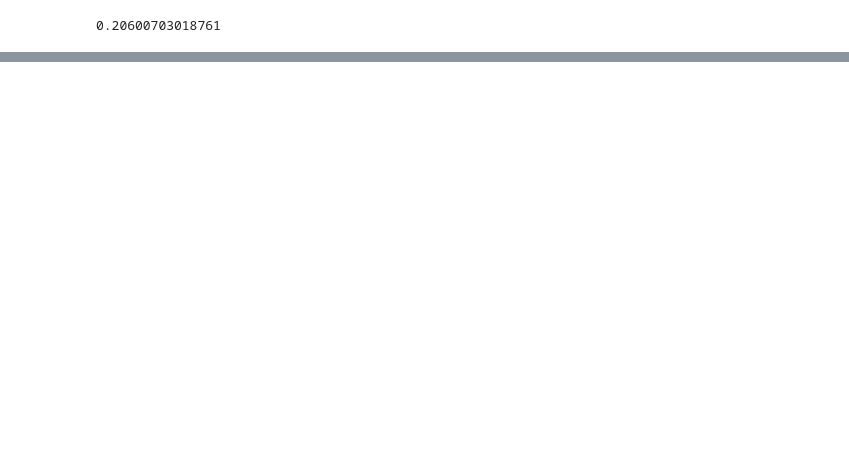
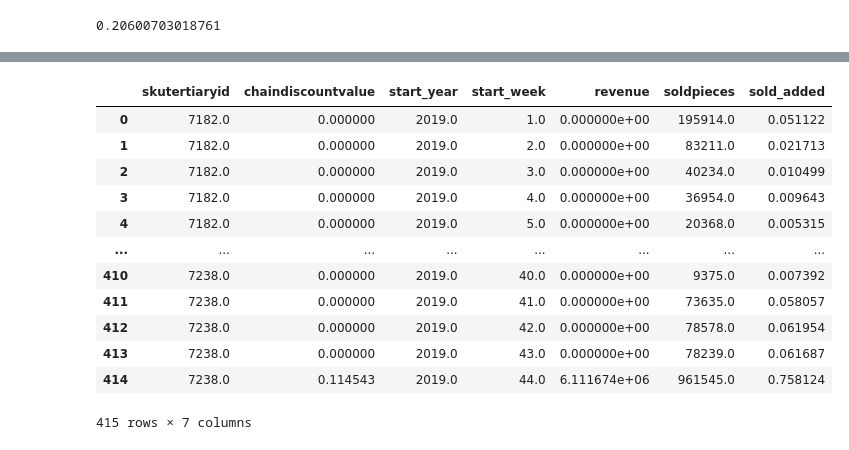
Before and after one commit to KMSIGN/accenture-promo-hack, a Jupyter notebook: experiments/train.ipynb, the cells around one changed output, grey strips where cells are left out. Cells and saved outputs as stored; diff of their text form; code cells hidden in the pictures; blank space fills up the shorter version.

```diff
--- a/experiments/train.ipynb
+++ b/experiments/train.ipynb
@@ -19,6 +20,10 @@ promo_sum
 | 1 | 7234 | 0.239229 | 2019 | 4 | 3.136620e+07 | 2543043 | 0.190187 |
 | 13 | 7234 | 0.142418 | 2019 | 16 | 3.291463e+07 | 4684197 | 0.350318 |
 64 rows × 7 columns
+# %%
+normal_sold = {}
+for itemid in sales_sum['skutertiaryid'].unique():
+    normal_sold[itemid] = sales_sum[sales_sum['skutertiaryid'] == itemid]['salerevenuerub'].median()
 # %%
 from sklearn.linear_model import LinearRegression
 from sklearn.model_selection import train_test_split
@@ -48,0 +102,42 @@ promo_sum.iloc[0]['chaindiscountvalue']
+# %%
+train_data = []
+for itemid in promo_sum['skutertiaryid'].unique():
+    promo_item = promo_sum[promo_sum['skutertiaryid'] == itemid].sort_values('start_week')
+    last_week: int = 0
+    for index, row in promo_item.iterrows():
+        if row['start_week'] - last_week > 1:
+            for i in range(last_week+1, int(row['start_week'])):
+                week_sales = sales_sum[(sales_sum['year'] == row['start_year']) & (sales_sum['week'] == i) & (sales_sum['skutertiaryid'] == row['skutertiaryid'])]
+                if len(week_sales) > 0:
+                    train_data.append([
+                                        int(row['skutertiaryid']),
+                                        0,
+                                        int(row['start_year']),
+                                        int(i),
+                                        0,
+                                        week_sales.iloc[0]['soldpieces'],
+                                        week_sales.iloc[0]['soldpieces']/normal_sold[row['skutertiaryid']]
+                                       ])
+                    last_week = int(row['start_week'])
+                else:
+                    train_data.append([int(row['skutertiaryid']), 0, int(row['start_year']), int(i), 0,\
+                                    np.nan,\
+                                    np.nan])
+        train_data.append(row.values)
+# %%
+train_data = pd.DataFrame(train_data, columns=promo_sum.columns)
+train_data
+# %% [output]
+|  | skutertiaryid | chaindiscountvalue | start_year | start_week | revenue | soldpieces | sold_added |
+| 0 | 7182.0 | 0.000000 | 2019.0 | 1.0 | 0.000000e+00 | 195914.0 | 0.051122 |
+| 1 | 7182.0 | 0.000000 | 2019.0 | 2.0 | 0.000000e+00 | 83211.0 | 0.021713 |
+| 2 | 7182.0 | 0.000000 | 2019.0 | 3.0 | 0.000000e+00 | 40234.0 | 0.010499 |
+| 3 | 7182.0 | 0.000000 | 2019.0 | 4.0 | 0.000000e+00 | 36954.0 | 0.009643 |
+| 4 | 7182.0 | 0.000000 | 2019.0 | 5.0 | 0.000000e+00 | 20368.0 | 0.005315 |
+| ... | ... | ... | ... | ... | ... | ... | ... |
+| 410 | 7238.0 | 0.000000 | 2019.0 | 40.0 | 0.000000e+00 | 9375.0 | 0.007392 |
+| 411 | 7238.0 | 0.000000 | 2019.0 | 41.0 | 0.000000e+00 | 73635.0 | 0.058057 |
+| 412 | 7238.0 | 0.000000 | 2019.0 | 42.0 | 0.000000e+00 | 78578.0 | 0.061954 |
+| 413 | 7238.0 | 0.000000 | 2019.0 | 43.0 | 0.000000e+00 | 78239.0 | 0.061687 |
+| 414 | 7238.0 | 0.114543 | 2019.0 | 44.0 | 6.111674e+06 | 961545.0 | 0.758124 |
+415 rows × 7 columns
```
Also changed, not shown: parts of 27 cells of this notebook, 2 other files.
